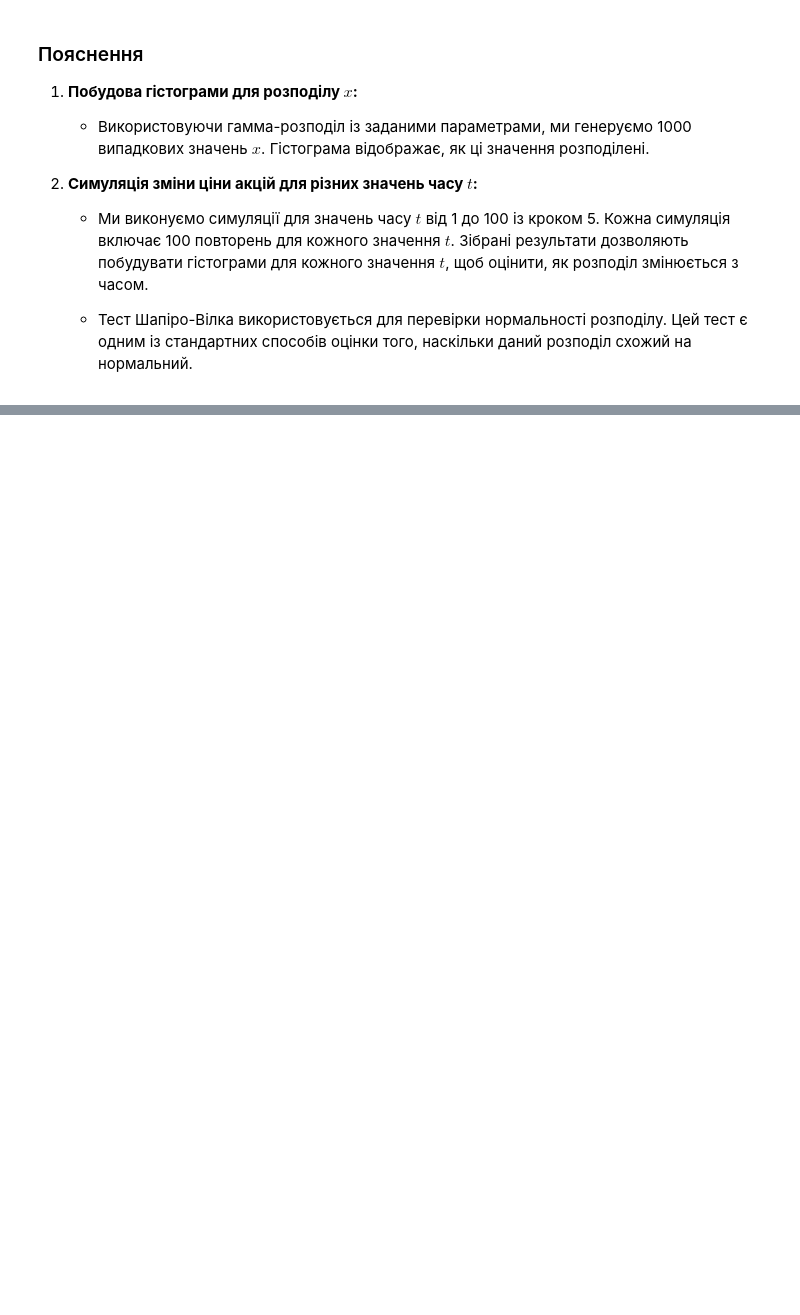
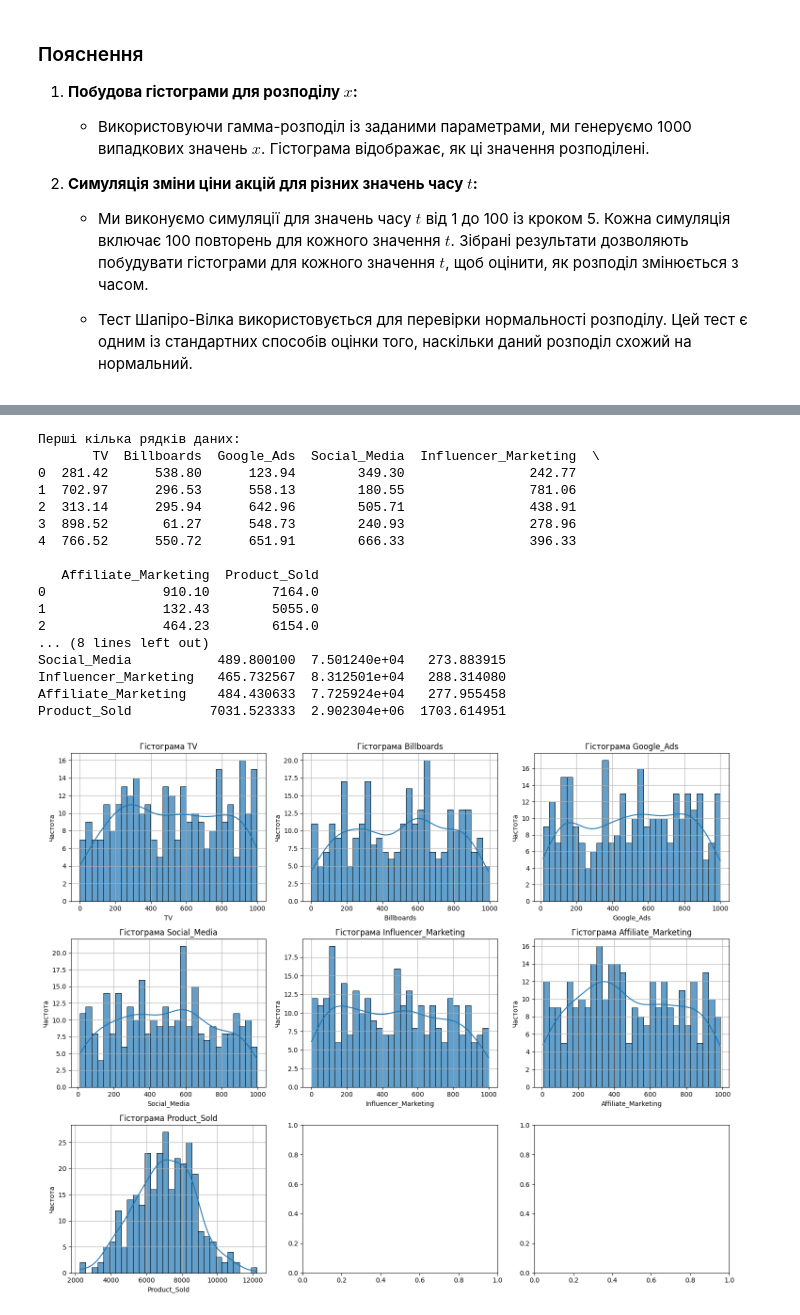
Before and after one commit to andriy-pro/goit-math-hw-08, a Jupyter notebook: math_task_08.ipynb, the cells around one changed output, grey strips where cells are left out. Drawn from its saved outputs; the diff is of its cells as text; code cells hidden in the pictures; blank space fills up the shorter version.

```diff
--- a/math_task_08.ipynb
+++ b/math_task_08.ipynb
@@ -90,0 +143,79 @@ plt.show()
+# %%
+import matplotlib.pyplot as plt
+import pandas as pd
+import seaborn as sns
+from scipy.stats import shapiro
+
+# Завантаження даних
+url = "https://docs.google.com/spreadsheets/d/18WCpPS96Tb3cB0FCsIA92PEhcmBkp08sjYhS9DsQfJE/edit#gid=954244094"
+url = url[: url.find("/edit")] + "/export?format=csv"
+df = pd.read_csv(url)
+
+# Перевірка структури даних
+print("Перші кілька рядків даних:")
+print(df.head())
+
+# Обчислення середнього значення, дисперсії та стандартного відхилення для кожної колонки
+statistics = df.describe().T
+statistics["variance"] = df.var()
+statistics["std_dev"] = df.std()
+print("\nСтатистичні показники:")
+print(statistics[["mean", "variance", "std_dev"]])
+
+# Побудова гістограм розподілу для кожного показника на підграфіках
+fig, axes = plt.subplots(nrows=3, ncols=3, figsize=(15, 12))
+axes = axes.flatten()
+
+for i, column in enumerate(df.columns):
+    sns.histplot(
+        df[column], bins=30, kde=True, edgecolor="black", alpha=0.7, ax=axes[i]
+    )
+    axes[i].set_title(f"Гістограма {column}")
+    axes[i].set_xlabel(column)
+    axes[i].set_ylabel("Частота")
+    axes[i].grid(True)
+
+plt.tight_layout()
+plt.show()
+
+# Перевірка на нормальність розподілу
+print("\nПеревірка на нормальність:")
+for column in df.columns:
+    stat, p_value = shapiro(df[column])
+    print(f"{column}: p-value = {p_value:.4f}")
+    if p_value > 0.05:
+        print(f"{column} розподіл не відрізняється від нормального")
+    else:
+        print(f"{column} розподіл відрізняється від нормального")
+
+# Обчислення кореляції з Product_Sold
+correlations = df.corr()["Product_Sold"].drop("Product_Sold")
+print("\nКореляція з Product_Sold:")
+print(correlations)
+
+# Теплова карта кореляцій
+plt.figure(figsize=(10, 8))
+sns.heatmap(
+    df.corr(), annot=True, fmt=".2f", cmap="coolwarm", cbar_kws={"label": "Кореляція"}
+)
+plt.title("Теплова карта кореляцій")
+plt.show()
+# %% [output]
+Перші кілька рядків даних:
+       TV  Billboards  Google_Ads  Social_Media  Influencer_Marketing  \
+0  281.42      538.80      123.94        349.30                242.77
+1  702.97      296.53      558.13        180.55                781.06
+2  313.14      295.94      642.96        505.71                438.91
+3  898.52       61.27      548.73        240.93                278.96
+4  766.52      550.72      651.91        666.33                396.33
+
+   Affiliate_Marketing  Product_Sold
+0               910.10        7164.0
+1               132.43        5055.0
+2               464.23        6154.0
+... (8 lines left out)
+Social_Media           489.800100  7.501240e+04   273.883915
+Influencer_Marketing   465.732567  8.312501e+04   288.314080
+Affiliate_Marketing    484.430633  7.725924e+04   277.955458
+Product_Sold          7031.523333  2.902304e+06  1703.614951
+[figure, added]
```
Also changed, not shown: parts of 6 cells of this notebook, 1 other file.
